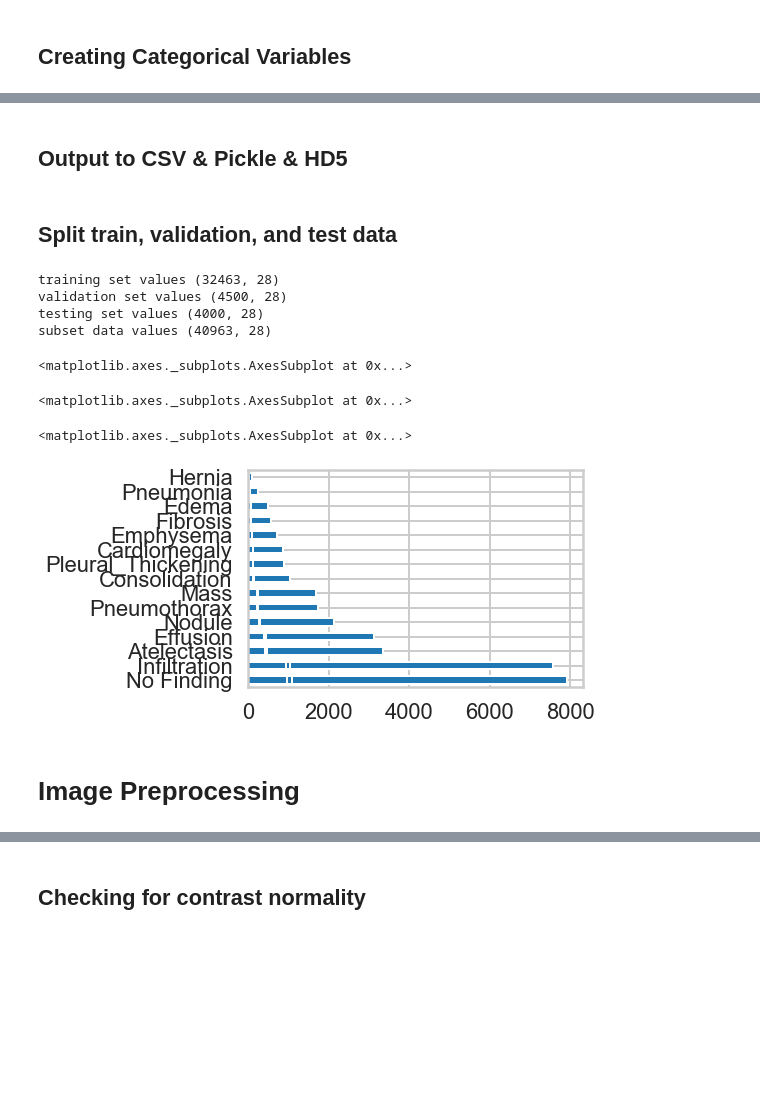
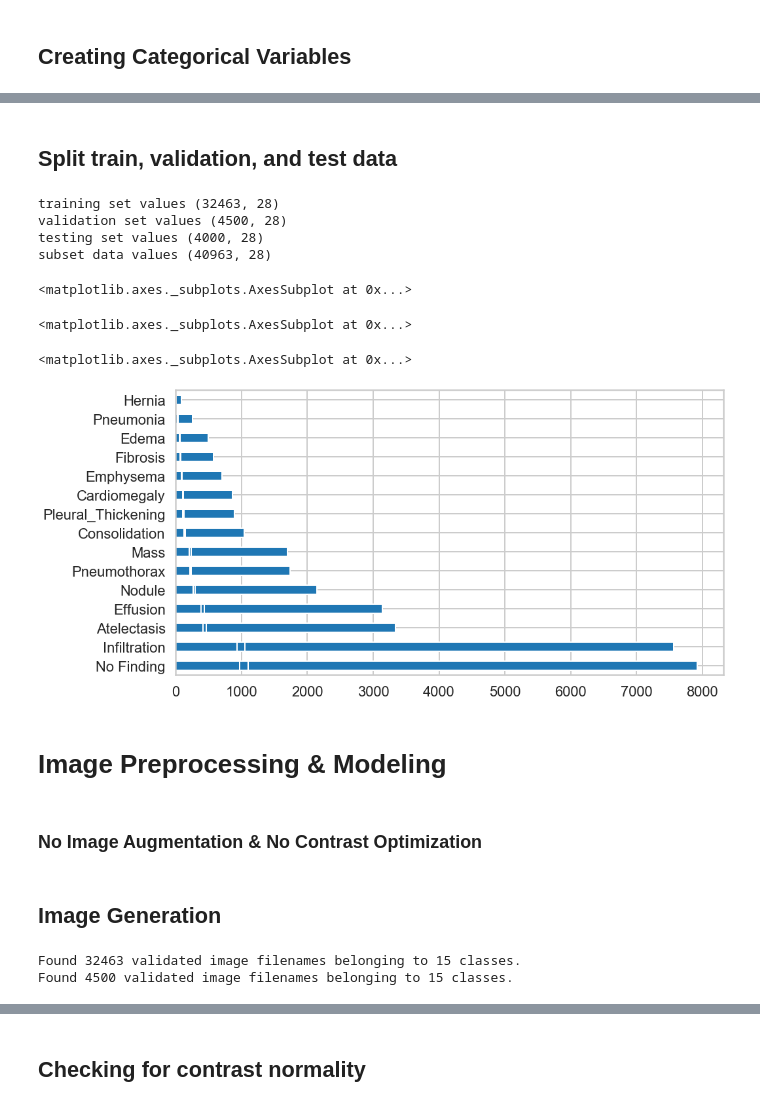
Before and after one commit to yasharmansouri/NIH-Chest-X-ray-Pathology-Detection, a Jupyter notebook: nih_xray.ipynb, the cells around one changed output, grey strips where cells are left out. Saved outputs shown, nothing was run; the diff lists cells and outputs as text; code cells hidden in the pictures; blank space fills up the shorter version.

Commit message:
changed baseline model, added code for accuracy plots and visualization, organized the notebook

```diff
--- a/nih_xray.ipynb
+++ b/nih_xray.ipynb
@@ -220,10 +233,8 @@ df_subset['target'] = df_subset.apply(
+# %% [markdown]
+## Split train, validation, and test data
 # %%
 # overwriting the df variable name with the df_subset for convention
 df = df_subset
-# %% [markdown]
-## Output to CSV & Pickle & HD5
-# %% [markdown]
-## Split train, validation, and test data
 # %%
 from sklearn.model_selection import train_test_split
 
@@ -248,11 +259,11 @@ subset data values (40963, 28)
 # %%
 # looking at the normalization of the splits
 for i in [train_set, valid_set, test_set]:
-    i.label.value_counts().plot(kind='barh')
+    i.label.value_counts().plot(kind='barh', figsize=(15, 8))
 # %% [output]
 <matplotlib.axes._subplots.AxesSubplot at 0x...>
 <matplotlib.axes._subplots.AxesSubplot at 0x...>
 <matplotlib.axes._subplots.AxesSubplot at 0x...>
-[figure, old version]
+[figure, new version]
 # %% [markdown]
-# Image Preprocessing
+# Image Preprocessing & Modeling
@@ -258,0 +276,38 @@ for i in [train_set, valid_set, test_set]:
+# %% [markdown]
+### No Image Augmentation & No Contrast Optimization
+# %% [markdown]
+## Image Generation
+# %%
+img_gen = ImageDataGenerator(rescale = 1./255.)
+
+#                              preprocessing_function=CLAHE,
+#                              shear_range=0.1,
+#                              zoom_range=0.2,
+#                              rotation_range=10,
+#                              width_shift_range=0.1,
+#                              height_shift_range=0.1)
+
+train_generator = img_gen.flow_from_dataframe(
+    dataframe=train_set,
+    directory='',
+    x_col="path",
+    y_col="label",
+    target_size=(256, 256),
+    seed=42,
+    class_mode='categorical',
+    color_mode='rgb',
+    batch_size=32)
+
+validation_generator = img_gen.flow_from_dataframe(
+    dataframe=valid_set,
+    directory='',
+    x_col="path",
+    y_col="label",
+    target_size=(256, 256),
+    seed=42,
+    batch_size=256,
+    class_mode='categorical',
+    color_mode='rgb')
+# %% [output]
+Found 32463 validated image filenames belonging to 15 classes.
+Found 4500 validated image filenames belonging to 15 classes.
```
Also changed, not shown: parts of 59 cells of this notebook.
